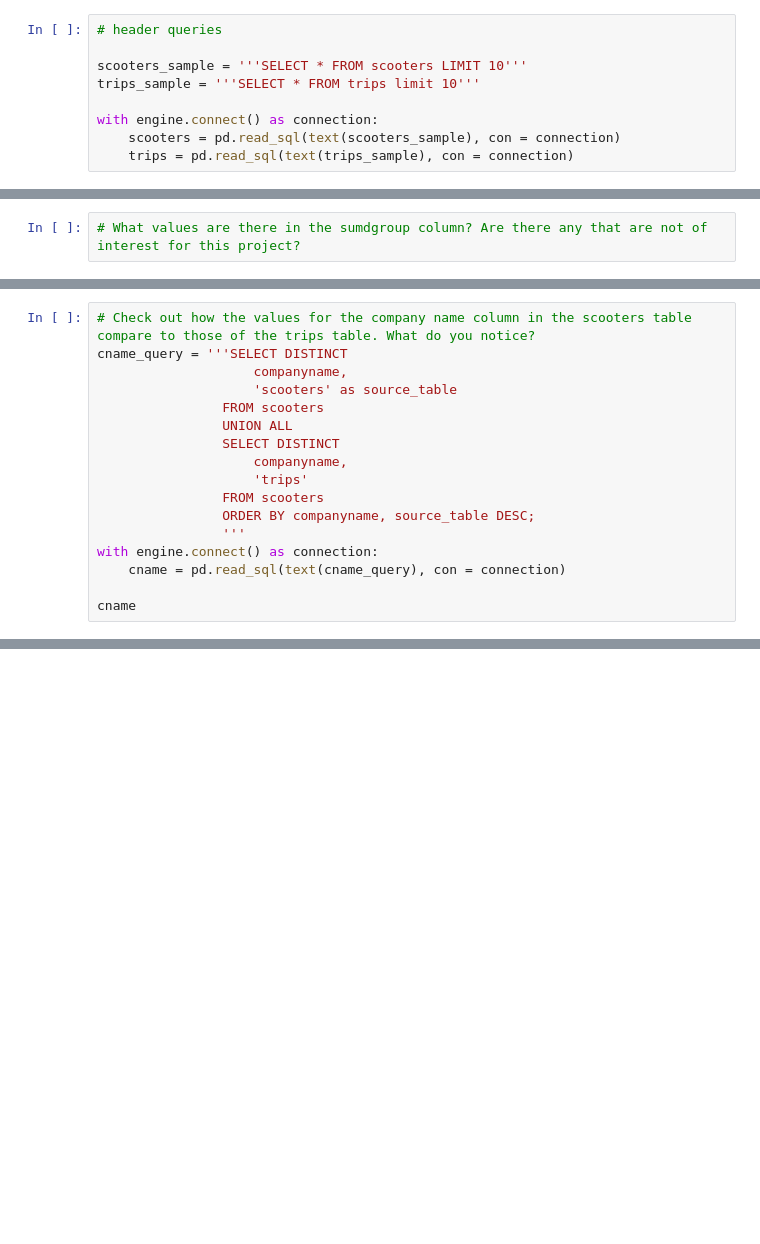
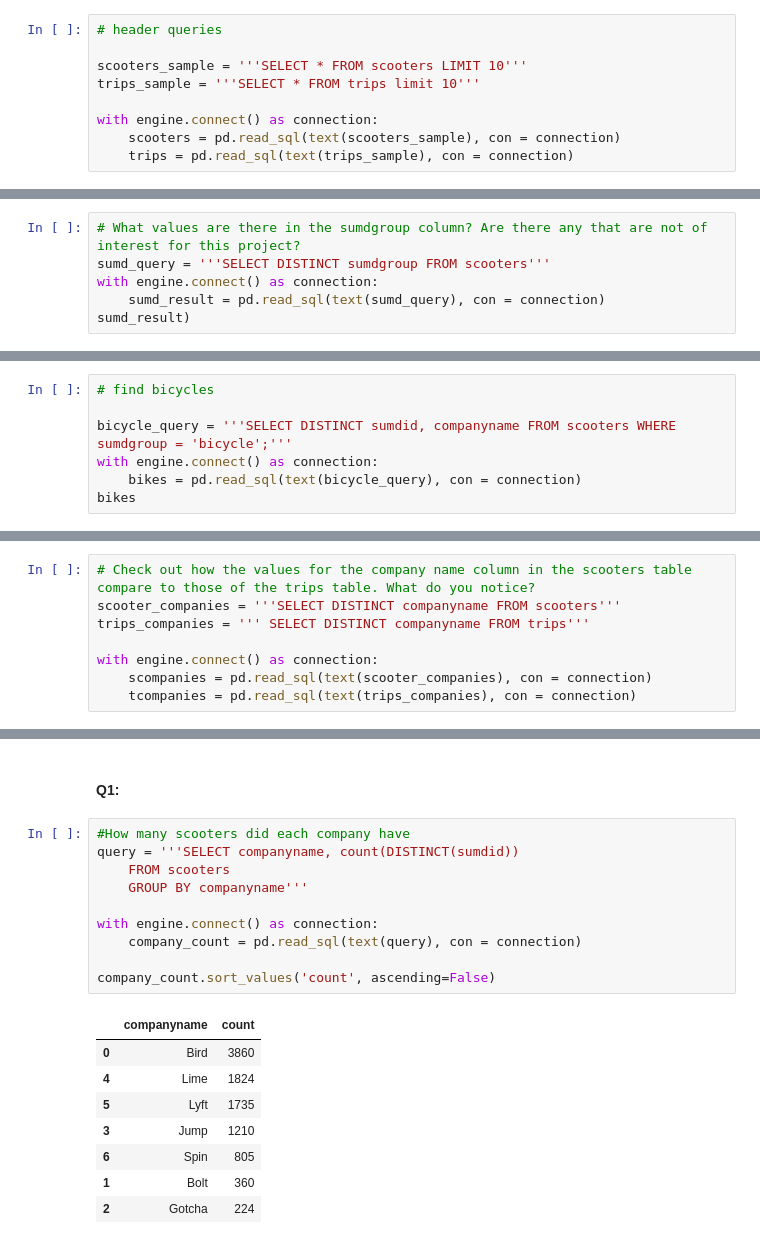
Before and after one commit to NSS-Data-Analytics-Cohort-11/scooters-supreme, a Jupyter notebook: notebook/scooters.ipynb, the cells around one changed output, grey strips where cells are left out. Drawn from its saved outputs; the diff is of its cells as text; blank space fills up the shorter version.

```diff
--- a/notebook/scooters.ipynb
+++ b/notebook/scooters.ipynb
@@ -119,2 +160,6 @@ The date range is: 92 days, 0:00:00
 # %%
 # What values are there in the sumdgroup column? Are there any that are not of interest for this project?
+sumd_query = '''SELECT DISTINCT sumdgroup FROM scooters'''
+with engine.connect() as connection:
+    sumd_result = pd.read_sql(text(sumd_query), con = connection)
+sumd_result)
@@ -120,0 +171,7 @@ The date range is: 92 days, 0:00:00
+# %%
+# find bicycles
+
+bicycle_query = '''SELECT DISTINCT sumdid, companyname FROM scooters WHERE sumdgroup = 'bicycle';'''
+with engine.connect() as connection:
+    bikes = pd.read_sql(text(bicycle_query), con = connection)
+bikes
@@ -160,17 +238,8 @@ print(trip_result)
 # %%
 # Check out how the values for the company name column in the scooters table compare to those of the trips table. What do you notice?
-cname_query = '''SELECT DISTINCT
-                    companyname,
-                    'scooters' as source_table
-                FROM scooters
-                UNION ALL
-                SELECT DISTINCT
-                    companyname,
-                    'trips'
-                FROM scooters
-                ORDER BY companyname, source_table DESC;
-                '''
+scooter_companies = '''SELECT DISTINCT companyname FROM scooters'''
+trips_companies = ''' SELECT DISTINCT companyname FROM trips'''
+
 with engine.connect() as connection:
-    cname = pd.read_sql(text(cname_query), con = connection)
-
-cname
+    scompanies = pd.read_sql(text(scooter_companies), con = connection)
+    tcompanies = pd.read_sql(text(trips_companies), con = connection)
@@ -192,0 +281,21 @@ cname
+# %% [markdown]
+#### Q1:
+# %%
+#How many scooters did each company have
+query = '''SELECT companyname, count(DISTINCT(sumdid))
+    FROM scooters
+    GROUP BY companyname'''
+
+with engine.connect() as connection:
+    company_count = pd.read_sql(text(query), con = connection)
+
+company_count.sort_values('count', ascending=False)
+# %% [output]
+|  | companyname | count |
+| 0 | Bird | 3860 |
+| 4 | Lime | 1824 |
+| 5 | Lyft | 1735 |
+| 3 | Jump | 1210 |
+| 6 | Spin | 805 |
+| 1 | Bolt | 360 |
+| 2 | Gotcha | 224 |
```
Also changed, not shown: parts of 47 cells of this notebook.
